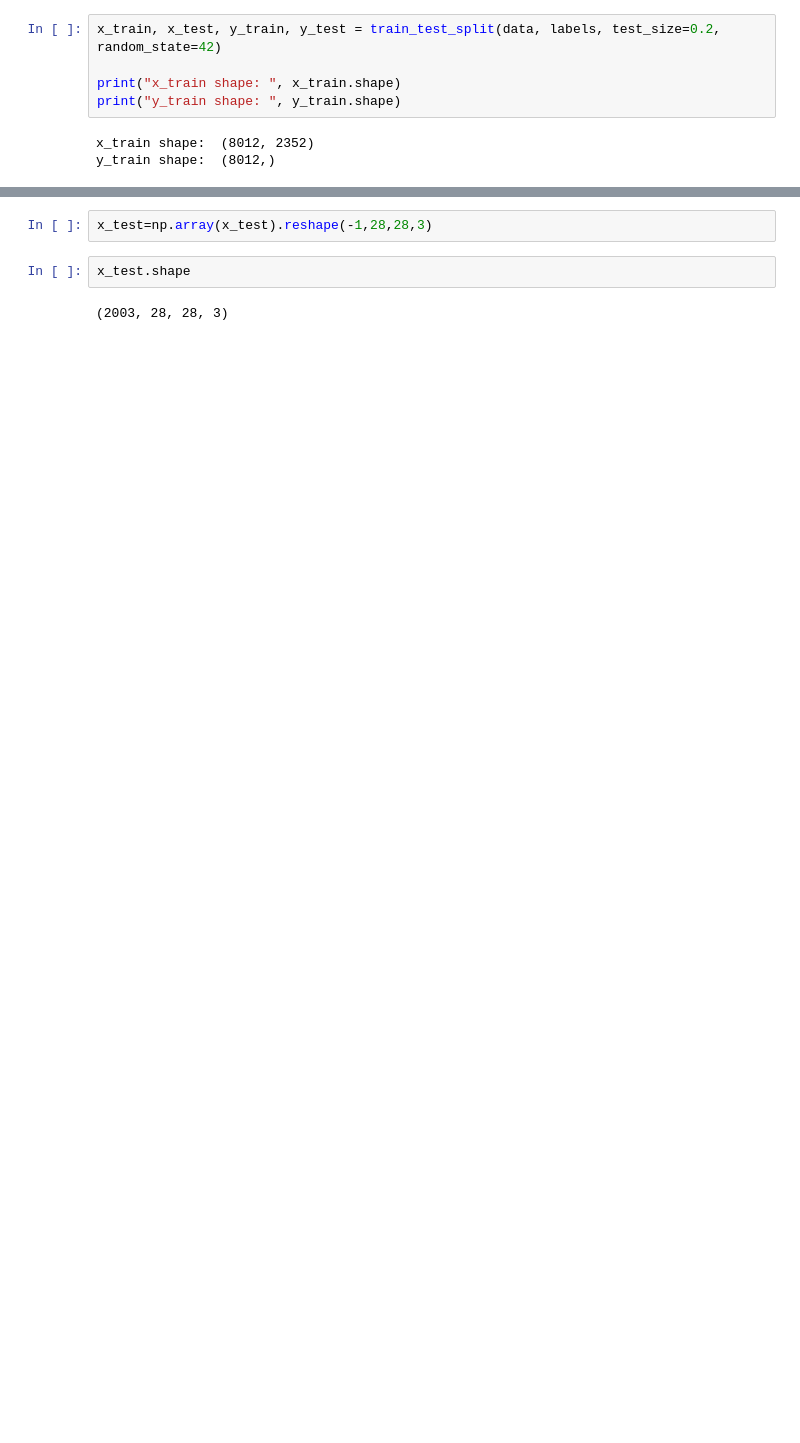
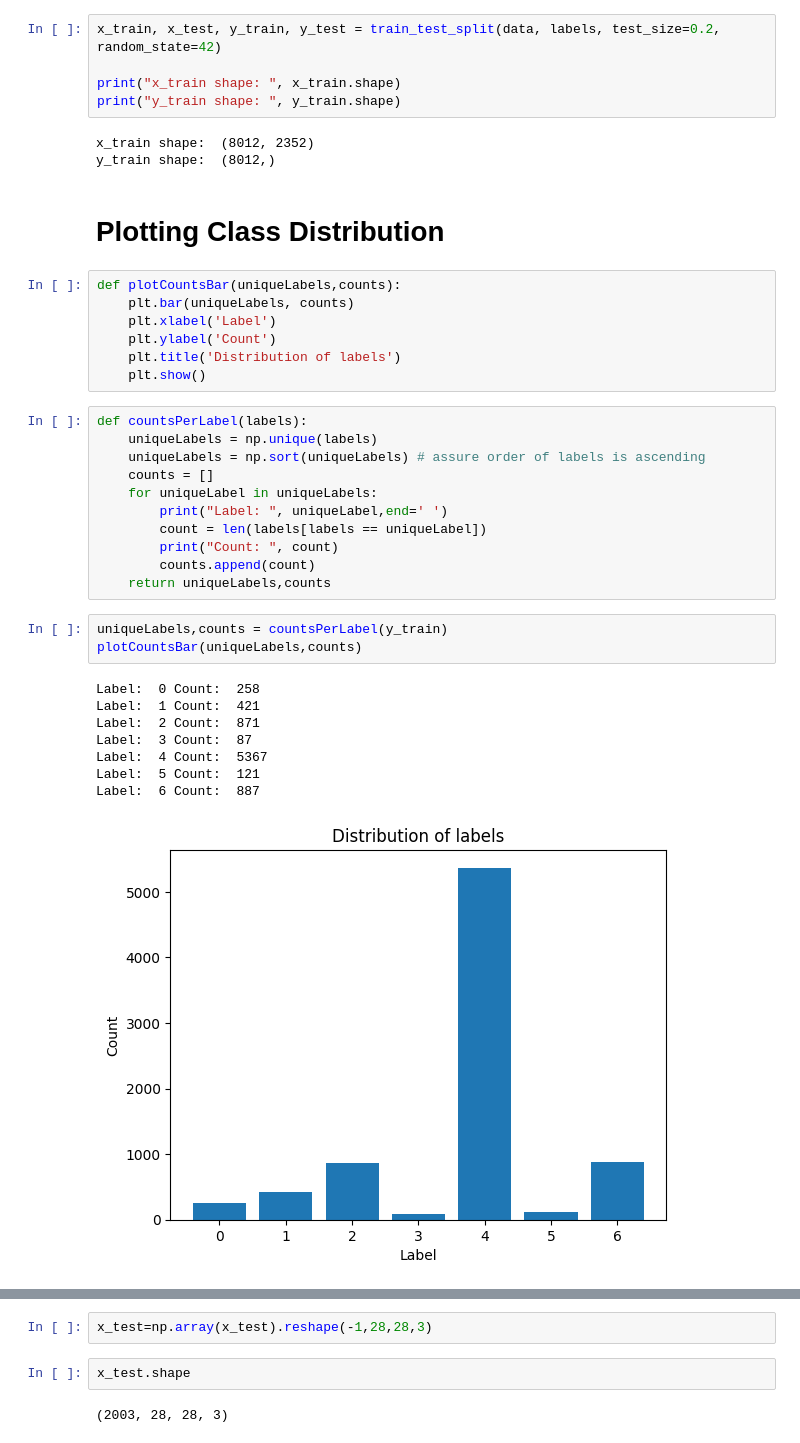
Before and after one commit to Lazer430/DL-A2, a Jupyter notebook: Task1/task1.ipynb, the cells around one changed output, grey strips where cells are left out. Drawn from its saved outputs; the diff is of its cells as text; blank space fills up the shorter version.

```diff
--- a/Task1/task1.ipynb
+++ b/Task1/task1.ipynb
@@ -52,3 +44,35 @@ print("y_train shape: ", y_train.shape)
 # %% [output]
 x_train shape:  (8012, 2352)
 y_train shape:  (8012,)
+# %% [markdown]
+# Plotting Class Distribution
+# %%
+def plotCountsBar(uniqueLabels,counts):
+    plt.bar(uniqueLabels, counts)
+    plt.xlabel('Label')
+    plt.ylabel('Count')
+    plt.title('Distribution of labels')
+    plt.show()
+# %%
+def countsPerLabel(labels):
+    uniqueLabels = np.unique(labels)
+    uniqueLabels = np.sort(uniqueLabels) # assure order of labels is ascending
+    counts = []
+    for uniqueLabel in uniqueLabels:
+        print("Label: ", uniqueLabel,end=' ')
+        count = len(labels[labels == uniqueLabel])
+        print("Count: ", count)
+        counts.append(count)
+    return uniqueLabels,counts
+# %%
+uniqueLabels,counts = countsPerLabel(y_train)
+plotCountsBar(uniqueLabels,counts)
+# %% [output]
+Label:  0 Count:  258
+Label:  1 Count:  421
+Label:  2 Count:  871
+Label:  3 Count:  87
+Label:  4 Count:  5367
+Label:  5 Count:  121
+Label:  6 Count:  887
+[figure, added]
```
Also changed, not shown: parts of 23 cells of this notebook, 1 other file.
